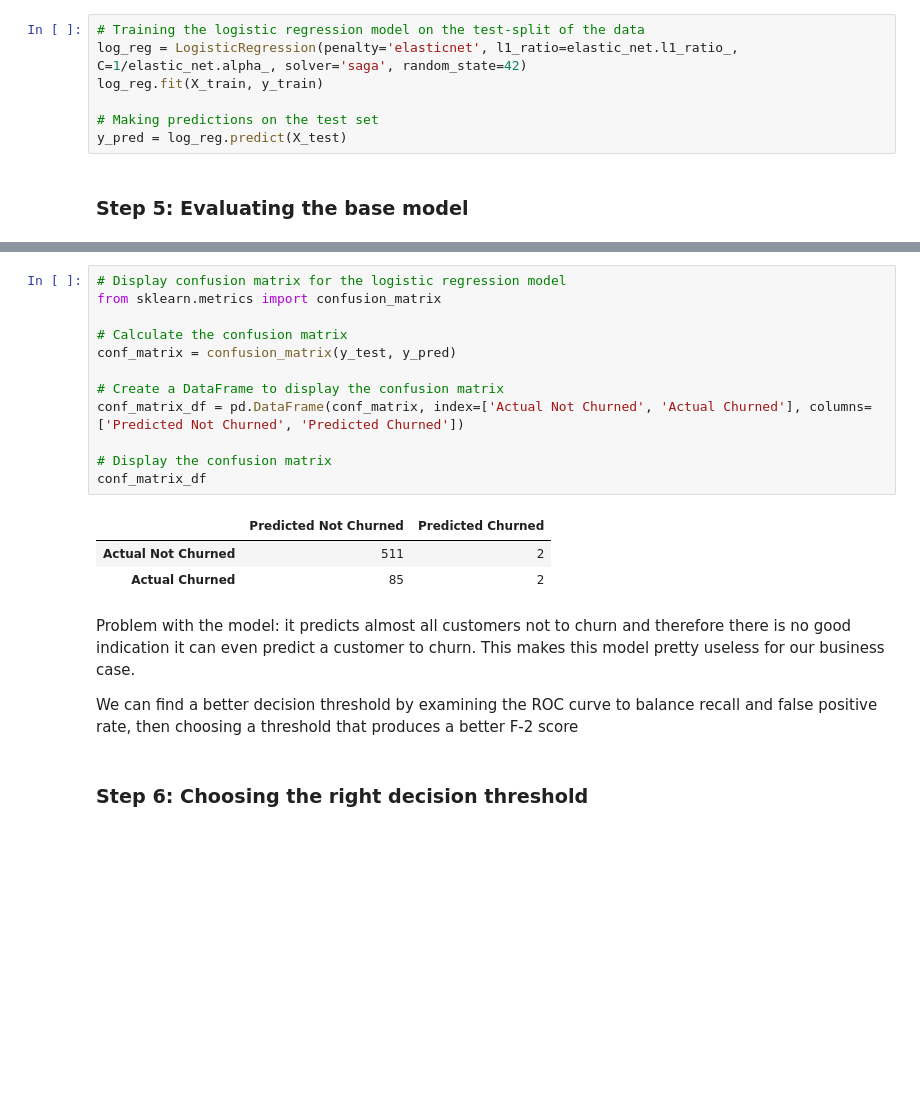
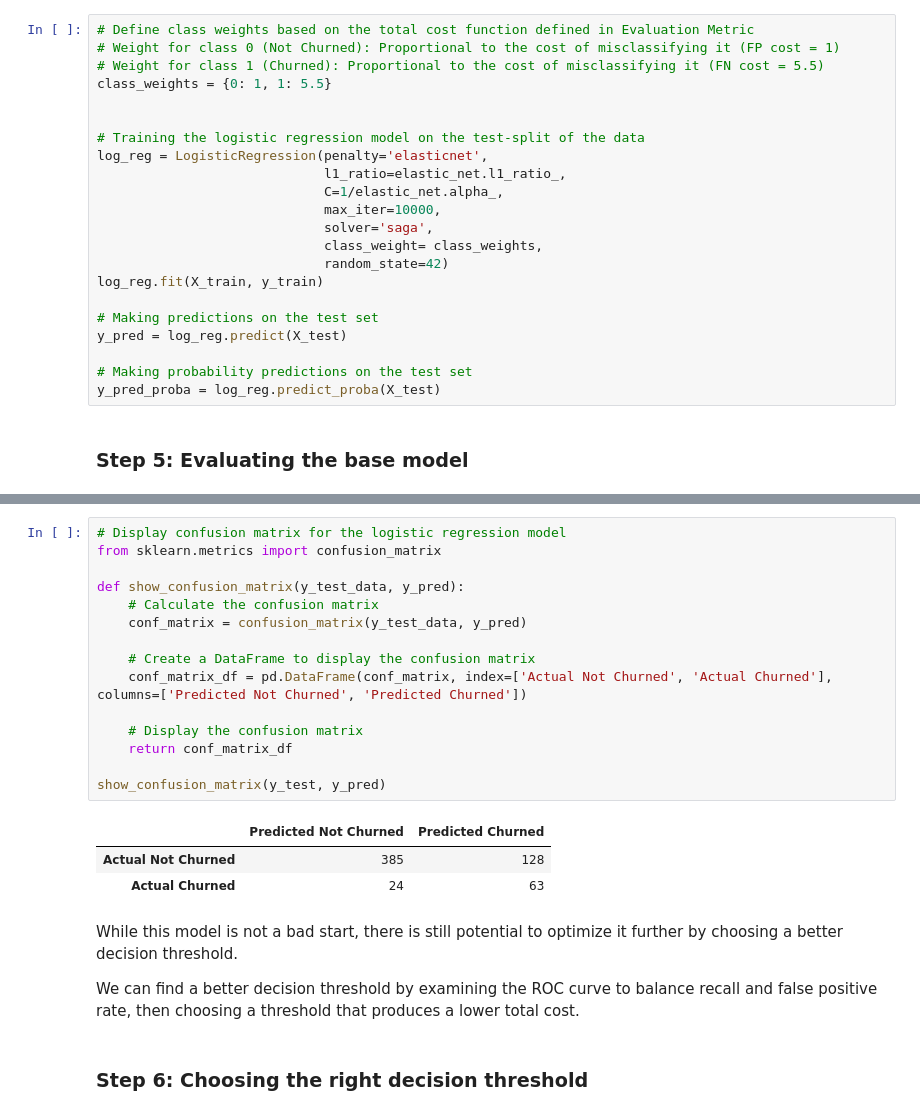
Before and after one commit to FinnHet13/CodingProjects, a Jupyter notebook: churn_prediction/1_ML_pipeline.ipynb, the cells around one changed output, grey strips where cells are left out. Cells and saved outputs as stored; diff of their text form; blank space fills up the shorter version.

```diff
--- a/churn_prediction/1_ML_pipeline.ipynb
+++ b/churn_prediction/1_ML_pipeline.ipynb
@@ -346,11 +506,26 @@ One further parameter to change is the decision threshhold, however, this is not
 # %% [markdown]
 ### Step 4: Training the Model
 # %%
+# Define class weights based on the total cost function defined in Evaluation Metric
+# Weight for class 0 (Not Churned): Proportional to the cost of misclassifying it (FP cost = 1)
+# Weight for class 1 (Churned): Proportional to the cost of misclassifying it (FN cost = 5.5)
+class_weights = {0: 1, 1: 5.5}
+
+
 # Training the logistic regression model on the test-split of the data
-log_reg = LogisticRegression(penalty='elasticnet', l1_ratio=elastic_net.l1_ratio_, C=1/elastic_net.alpha_, solver='saga', random_state=42)
+log_reg = LogisticRegression(penalty='elasticnet',
+                             l1_ratio=elastic_net.l1_ratio_,
+                             C=1/elastic_net.alpha_,
+                             max_iter=10000,
+                             solver='saga',
+                             class_weight= class_weights,
+                             random_state=42)
 log_reg.fit(X_train, y_train)
 
 # Making predictions on the test set
 y_pred = log_reg.predict(X_test)
+
+# Making probability predictions on the test set
+y_pred_proba = log_reg.predict_proba(X_test)
 # %% [markdown]
 ### Step 5: Evaluating the base model
@@ -480,23 +781,26 @@ Examples of incorrect predictions:
 # %%
 # Display confusion matrix for the logistic regression model
 from sklearn.metrics import confusion_matrix
 
-# Calculate the confusion matrix
-conf_matrix = confusion_matrix(y_test, y_pred)
+def show_confusion_matrix(y_test_data, y_pred):
+    # Calculate the confusion matrix
+    conf_matrix = confusion_matrix(y_test_data, y_pred)
 
-# Create a DataFrame to display the confusion matrix
-conf_matrix_df = pd.DataFrame(conf_matrix, index=['Actual Not Churned', 'Actual Churned'], columns=['Predicted Not Churned', 'Predicted Churned'])
+    # Create a DataFrame to display the confusion matrix
+    conf_matrix_df = pd.DataFrame(conf_matrix, index=['Actual Not Churned', 'Actual Churned'], columns=['Predicted Not Churned', 'Predicted Churned'])
 
-# Display the confusion matrix
-conf_matrix_df
+    # Display the confusion matrix
+    return conf_matrix_df
+
+show_confusion_matrix(y_test, y_pred)
 # %% [output]
 |  | Predicted Not Churned | Predicted Churned |
-| Actual Not Churned | 511 | 2 |
-| Actual Churned | 85 | 2 |
+| Actual Not Churned | 385 | 128 |
+| Actual Churned | 24 | 63 |
 # %% [markdown]
-Problem with the model: it predicts almost all customers not to churn and therefore there is no good indication it can even predict a customer to churn. This makes this model pretty useless for our business case.
+While this model is not a bad start, there is still potential to optimize it further by choosing a better decision threshold.
 
-We can find a better decision threshold by examining the ROC curve to balance recall and false positive rate, then choosing a threshold that produces a better F-2 score
+We can find a better decision threshold by examining the ROC curve to balance recall and false positive rate, then choosing a threshold that produces a lower total cost.
 # %% [markdown]
 ### Step 6: Choosing the right decision threshold
 # %%
```
Also changed, not shown: parts of 69 cells of this notebook.
